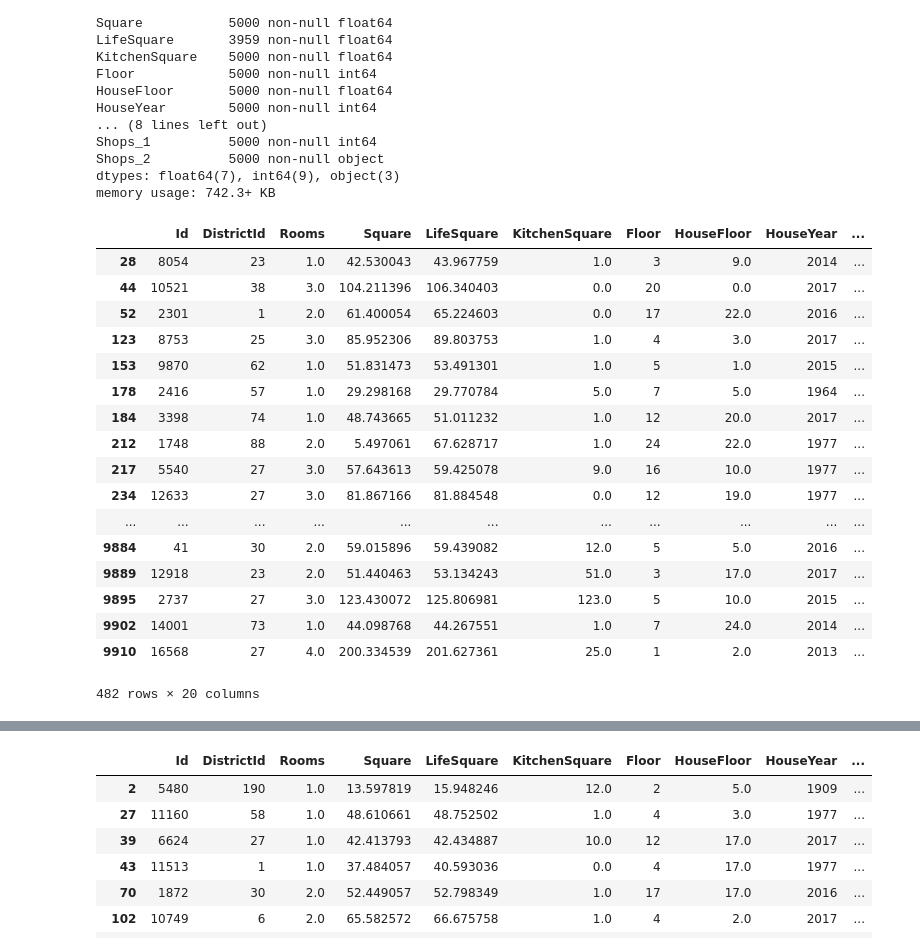
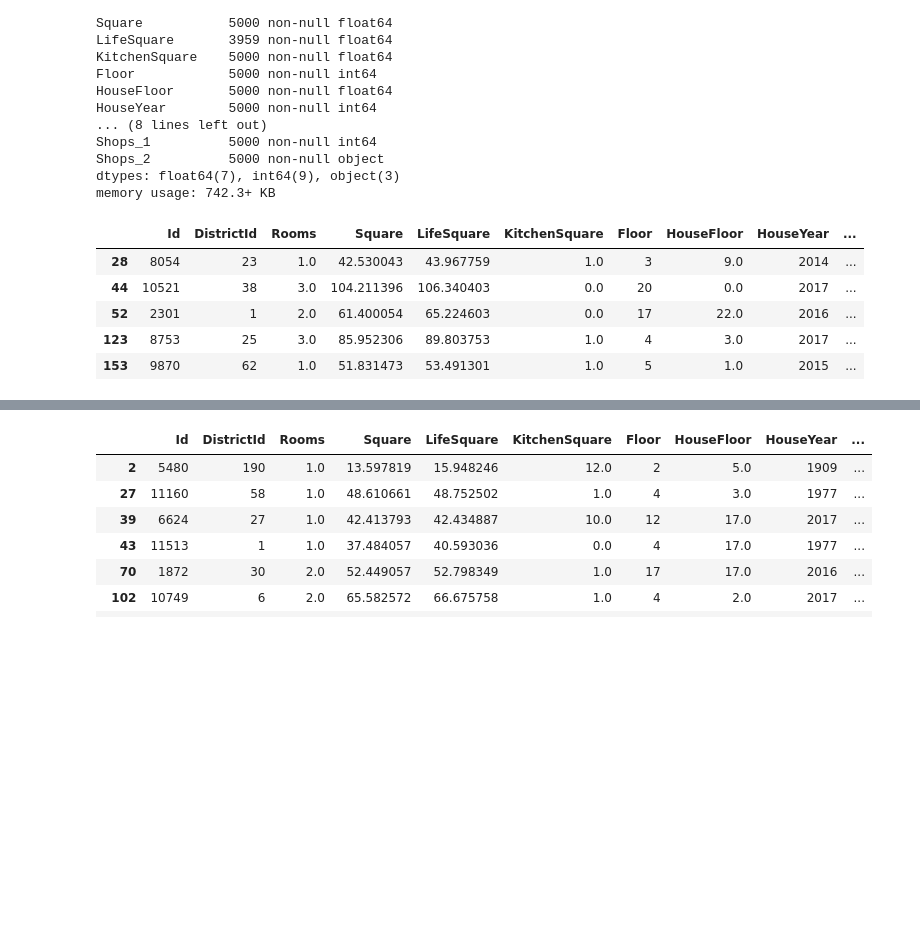
Before and after one commit to Bocharick/GeekBrains_AI_Python_for_data_science, a Jupyter notebook: CourseProject/thesis.ipynb, the cells around one changed output, grey strips where cells are left out. Saved outputs shown, nothing was run; the diff lists cells and outputs as text; code cells hidden in the pictures; blank space fills up the shorter version.

```diff
--- a/CourseProject/thesis.ipynb
+++ b/CourseProject/thesis.ipynb
@@ -83,23 +71,11 @@ Shops_2          5000 non-null object
 dtypes: float64(7), int64(9), object(3)
 memory usage: 742.3+ KB
 # %%
-train_raw.loc[train_raw.LifeSquare>train_raw.Square]
+train_raw.loc[train_raw.LifeSquare>train_raw.Square].head()
 # %% [output]
 |  | Id | DistrictId | Rooms | Square | LifeSquare | KitchenSquare | Floor | HouseFloor | HouseYear | ... |
 | 28 | 8054 | 23 | 1.0 | 42.530043 | 43.967759 | 1.0 | 3 | 9.0 | 2014 | ... |
 | 44 | 10521 | 38 | 3.0 | 104.211396 | 106.340403 | 0.0 | 20 | 0.0 | 2017 | ... |
 | 52 | 2301 | 1 | 2.0 | 61.400054 | 65.224603 | 0.0 | 17 | 22.0 | 2016 | ... |
 | 123 | 8753 | 25 | 3.0 | 85.952306 | 89.803753 | 1.0 | 4 | 3.0 | 2017 | ... |
 | 153 | 9870 | 62 | 1.0 | 51.831473 | 53.491301 | 1.0 | 5 | 1.0 | 2015 | ... |
-| 178 | 2416 | 57 | 1.0 | 29.298168 | 29.770784 | 5.0 | 7 | 5.0 | 1964 | ... |
-| 184 | 3398 | 74 | 1.0 | 48.743665 | 51.011232 | 1.0 | 12 | 20.0 | 2017 | ... |
-| 212 | 1748 | 88 | 2.0 | 5.497061 | 67.628717 | 1.0 | 24 | 22.0 | 1977 | ... |
-| 217 | 5540 | 27 | 3.0 | 57.643613 | 59.425078 | 9.0 | 16 | 10.0 | 1977 | ... |
-| 234 | 12633 | 27 | 3.0 | 81.867166 | 81.884548 | 0.0 | 12 | 19.0 | 1977 | ... |
-| ... | ... | ... | ... | ... | ... | ... | ... | ... | ... | ... |
-| 9884 | 41 | 30 | 2.0 | 59.015896 | 59.439082 | 12.0 | 5 | 5.0 | 2016 | ... |
-| 9889 | 12918 | 23 | 2.0 | 51.440463 | 53.134243 | 51.0 | 3 | 17.0 | 2017 | ... |
-| 9895 | 2737 | 27 | 3.0 | 123.430072 | 125.806981 | 123.0 | 5 | 10.0 | 2015 | ... |
-| 9902 | 14001 | 73 | 1.0 | 44.098768 | 44.267551 | 1.0 | 7 | 24.0 | 2014 | ... |
-| 9910 | 16568 | 27 | 4.0 | 200.334539 | 201.627361 | 25.0 | 1 | 2.0 | 2013 | ... |
-482 rows × 20 columns
```
Also changed, not shown: parts of 9 cells of this notebook, 1 other file.
